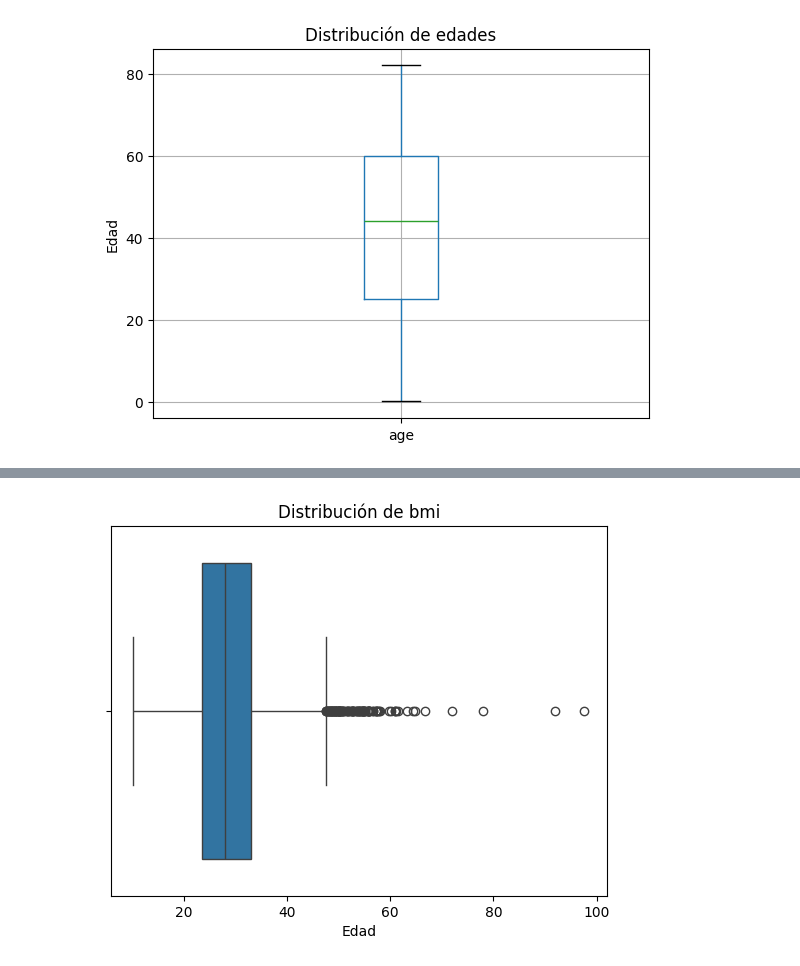
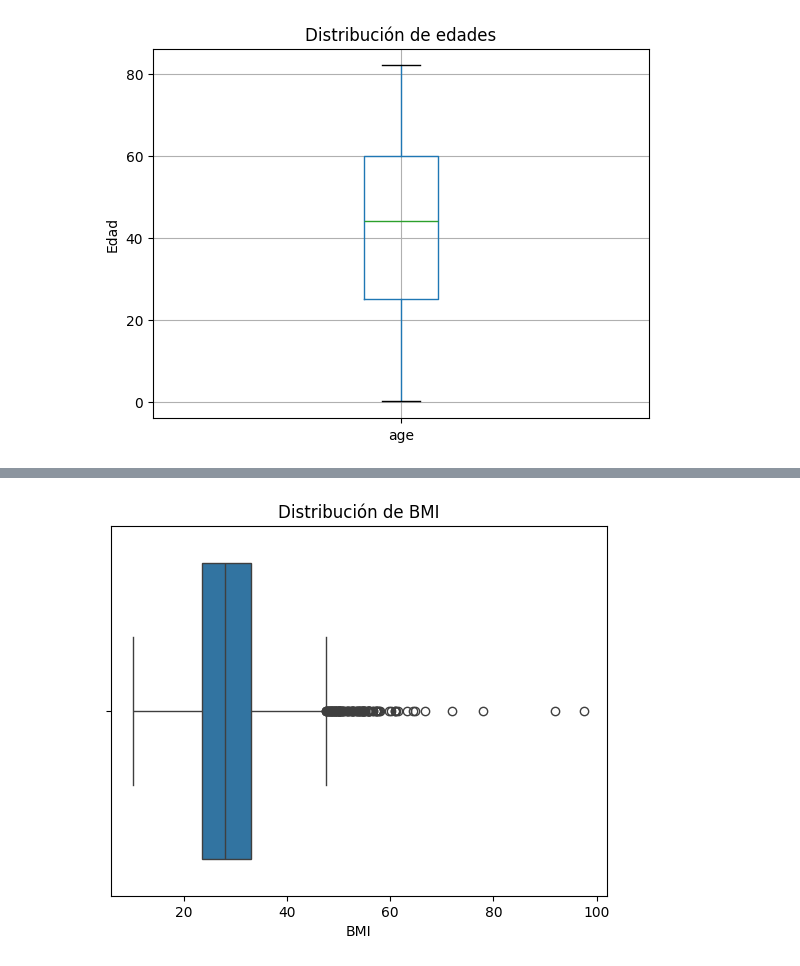
Before and after one commit to champagne-gabo/proyecto-inf280, a Jupyter notebook: notebook.ipynb, the cells around one changed output, grey strips where cells are left out. Cells and saved outputs as stored; diff of their text form; code cells hidden in the pictures.

```diff
--- a/notebook.ipynb
+++ b/notebook.ipynb
@@ -154,9 +194,9 @@ print(outliers)
 # %%
 import seaborn as sns
 
 sns.boxplot(x=df['bmi'])
-plt.title('Distribución de bmi')
-plt.xlabel('Edad')
+plt.title('Distribución de BMI')
+plt.xlabel('BMI')
 plt.show()
 # %% [output]
-[figure, old version]
+[figure, new version]
```
Also changed, not shown: parts of 17 cells of this notebook.
